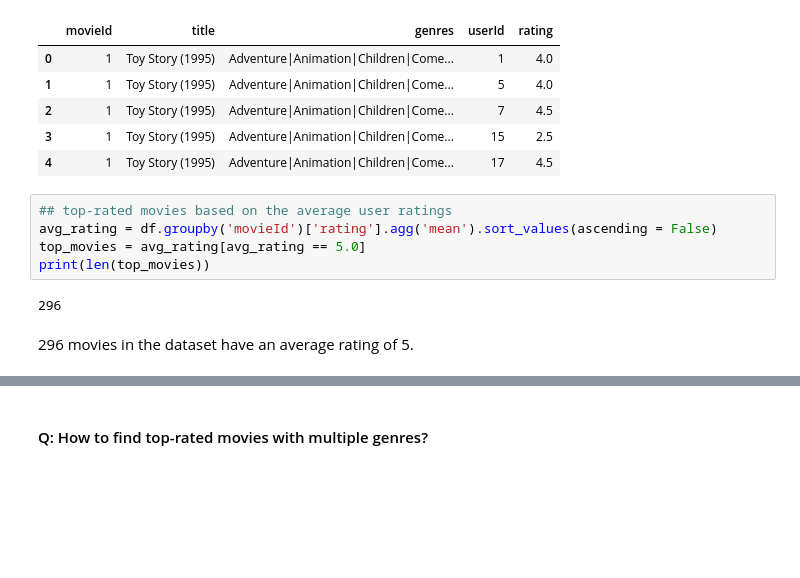
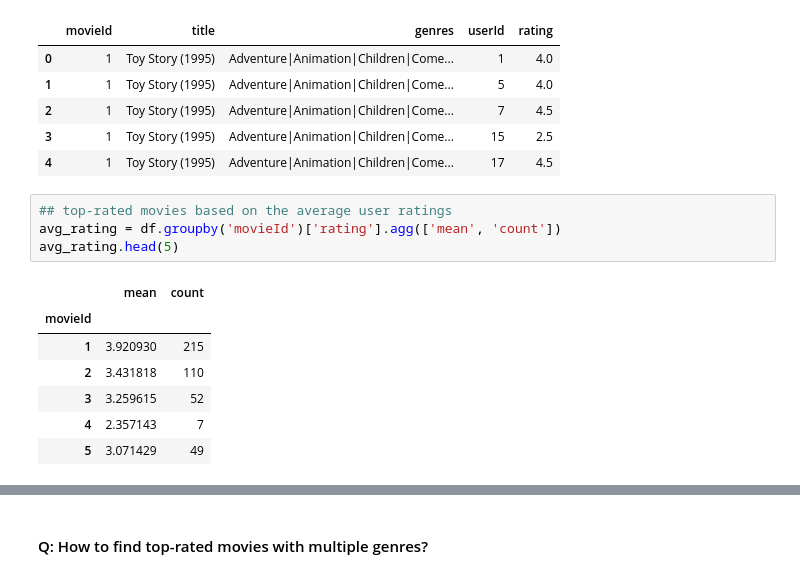
Before and after one commit to Shirleyxxy/DS-GA-1007-Project, a Jupyter notebook: 1007-project-Shirley.ipynb, the cells around one changed output, grey strips where cells are left out. Saved outputs shown, nothing was run; the diff lists cells and outputs as text; blank space fills up the shorter version.

```diff
--- a/1007-project-Shirley.ipynb
+++ b/1007-project-Shirley.ipynb
@@ -111,10 +118,13 @@ df.head(5)
 | 4 | 1 | Toy Story (1995) | Adventure|Animation|Children|Come... | 17 | 4.5 |
 # %%
 ## top-rated movies based on the average user ratings
-avg_rating = df.groupby('movieId')['rating'].agg('mean').sort_values(ascending = False)
-top_movies = avg_rating[avg_rating == 5.0]
-print(len(top_movies))
+avg_rating = df.groupby('movieId')['rating'].agg(['mean', 'count'])
+avg_rating.head(5)
 # %% [output]
-296
+|  | mean | count |
+| movieId |  |  |
+| 1 | 3.920930 | 215 |
+| 2 | 3.431818 | 110 |
+| 3 | 3.259615 | 52 |
+| 4 | 2.357143 | 7 |
+| 5 | 3.071429 | 49 |
-# %% [markdown]
-296 movies in the dataset have an average rating of 5.
```
Also changed, not shown: parts of 41 cells of this notebook.
